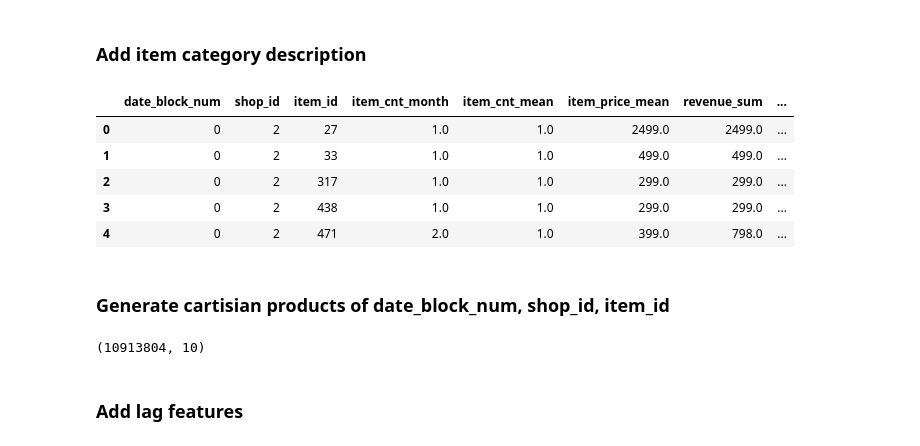
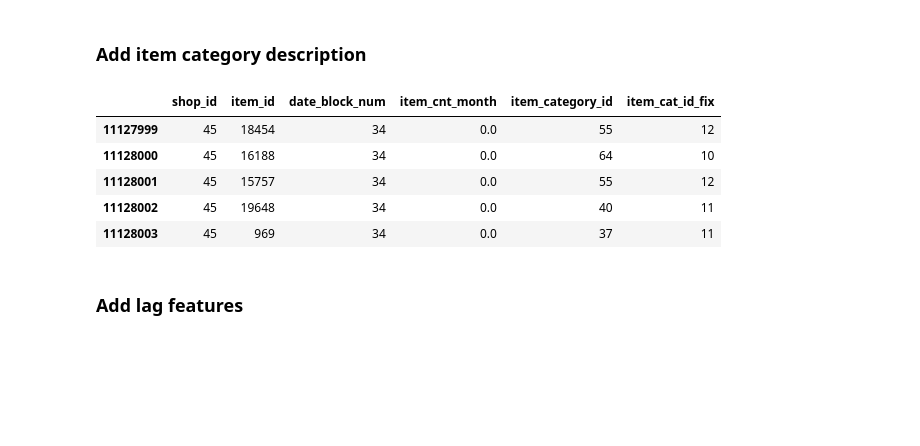
Before and after one commit to FluffyFu/coursera_win_ds_competition, a Jupyter notebook: final_project/code/Lagged_feature.ipynb, the cells around one changed output. Drawn from its saved outputs; the diff is of its cells as text; code cells hidden in the pictures; blank space fills up the shorter version.

```diff
--- a/final_project/code/Lagged_feature.ipynb
+++ b/final_project/code/Lagged_feature.ipynb
@@ -146,14 +188,12 @@ train['revenue'] = train['item_price'] * train['item_cnt_day']
 ### generate month sum and month mean
 # %%
 train_gp = train.groupby(['date_block_num', 'shop_id', 'item_id'], as_index=False)
-train = train_gp.agg({'item_cnt_day': ['sum', 'mean'], 'item_price': ['mean'], 'revenue': ['sum', 'mean']})
-train.columns = ['date_block_num', 'shop_id', 'item_id', 'item_cnt_month', 'item_cnt_mean', 'item_price_mean',
-                   'revenue_sum', 'revenue_mean']
+train = train_gp.agg({'item_cnt_day': 'sum'})
+train.columns = ['date_block_num', 'shop_id', 'item_id', 'item_cnt_month']
 
-cnt_bound = train.item_cnt_month.quantile(0.99)
-mean_bound = train.item_cnt_mean.quantile(0.99)
-print('item_cnt_month 99% quantile: ', cnt_bound)
-print('item_cnt_mean 99% quantile: ', mean_bound)
+# cnt_bound = train.item_cnt_month.quantile(0.99)
+# mean_bound = train.item_cnt_mean.quantile(0.99)
+# print('item_cnt_month 99% quantile: ', cnt_bound)
+# print('item_cnt_mean 99% quantile: ', mean_bound)
 # clip item_cnt_month between [0, 21] and item_cnt_mean between [0, 2.5]
-train['item_cnt_month'] = train['item_cnt_month'].clip(lower=0, upper=cnt_bound)
-train['item_cnt_mean'] = train['item_cnt_mean'].clip(lower=0, upper=mean_bound)
+train['item_cnt_month'] = train['item_cnt_month'].clip(lower=0, upper=20)
@@ -162,0 +228,5 @@ item_cnt_mean 99% quantile:  2.2
+# %%
+cols = ['shop_id', 'item_id', 'date_block_num']
+test['date_block_num'] = 34
+test_no_id = test.drop('ID', axis=1)
+all_data = pd.concat([train_car, test_no_id], ignore_index=True, sort=False, keys=cols).fillna(0)
@@ -163,7 +242,7 @@ item_cnt_mean 99% quantile:  2.2
 # %% [markdown]
 ### Add item category
 # %%
-train = pd.merge(train, item[['item_id', 'item_category_id']], how='left', on='item_id')
+all_data = pd.merge(all_data, item[['item_id', 'item_category_id']], how='left', on='item_id')
 # %% [markdown]
 ### Add item category description
 # %%
@@ -241,11 +319,0 @@ train = train.merge(item_cat[['item_cat_id_fix', 'item_category_id']], on = ['it
-# %%
-train.head(5)
-# %% [output]
-|  | date_block_num | shop_id | item_id | item_cnt_month | item_cnt_mean | item_price_mean | revenue_sum | ... |
-| 0 | 0 | 2 | 27 | 1.0 | 1.0 | 2499.0 | 2499.0 | ... |
-| 1 | 0 | 2 | 33 | 1.0 | 1.0 | 499.0 | 499.0 | ... |
-| 2 | 0 | 2 | 317 | 1.0 | 1.0 | 299.0 | 299.0 | ... |
-| 3 | 0 | 2 | 438 | 1.0 | 1.0 | 299.0 | 299.0 | ... |
-| 4 | 0 | 2 | 471 | 2.0 | 1.0 | 399.0 | 798.0 | ... |
-# %% [markdown]
-### Generate cartisian products of date_block_num, shop_id, item_id
@@ -275,7 +320,12 @@ train_car.sort_values(['date_block_num','shop_id','item_id'],inplace=True)
-# %%
-train_car.shape
-# %% [output]
-(10913804, 10)
+# %%
+all_data.tail(5)
+# %% [output]
+|  | shop_id | item_id | date_block_num | item_cnt_month | item_category_id | item_cat_id_fix |
+| 11127999 | 45 | 18454 | 34 | 0.0 | 55 | 12 |
+| 11128000 | 45 | 16188 | 34 | 0.0 | 64 | 10 |
+| 11128001 | 45 | 15757 | 34 | 0.0 | 55 | 12 |
+| 11128002 | 45 | 19648 | 34 | 0.0 | 40 | 11 |
+| 11128003 | 45 | 969 | 34 | 0.0 | 37 | 11 |
 # %% [markdown]
 ### Add lag features
 # %%
```
Also changed, not shown: parts of 35 cells of this notebook, 9 other files.
